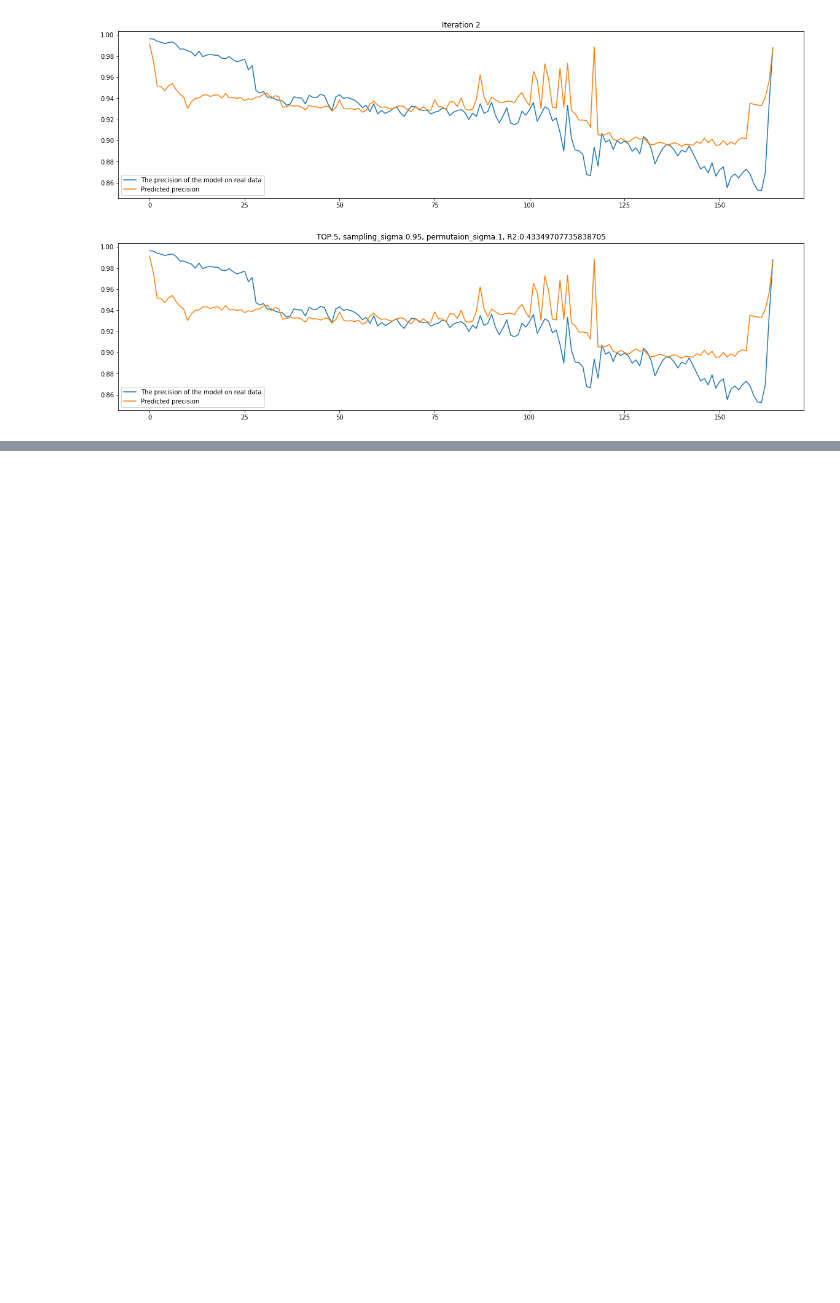
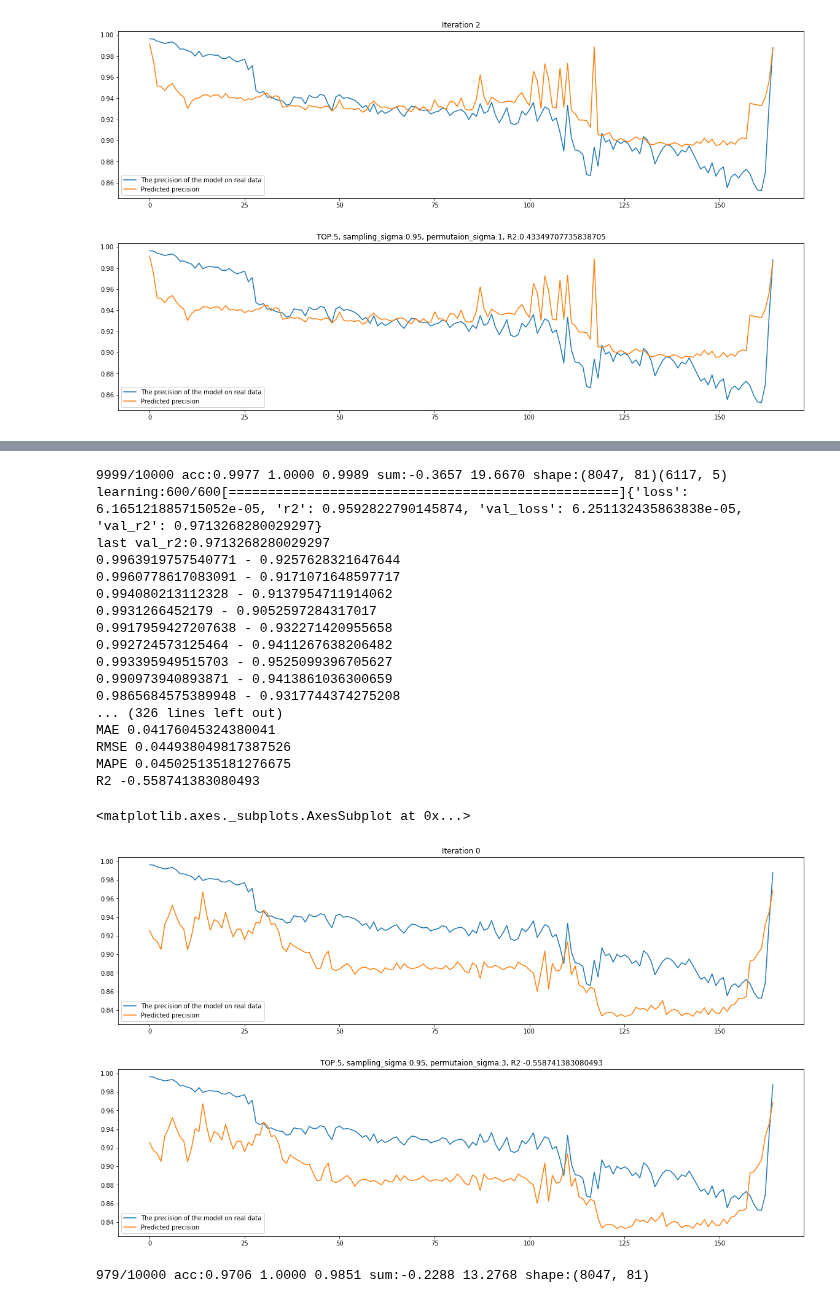
Before and after one commit to dolmani38/drift, a Jupyter notebook: Concept drift에 의한 모델의 성능 추정 방법_0612.ipynb, the cells around one changed output, grey strips where cells are left out. Drawn from its saved outputs; the diff is of its cells as text; code cells hidden in the pictures; blank space fills up the shorter version.

```diff
--- a/Concept drift에 의한 모델의 성능 추정 방법_0612.ipynb
+++ b/Concept drift에 의한 모델의 성능 추정 방법_0612.ipynb
@@ -961,21 +1004,42 @@ df2.plot(title=f'TOP:{TOP}, sampling_sigma:{sampling_sigma}, permutaion_sigma:{p
 # %%
 
 TOP = 5
 sampling_sigma=0.95
 permutaion_sigma=3
 
 itc = getImportanceColumnNameTop(prefix="",top=TOP)
 top_list = getImportanceIndexTop(top=TOP)
 metric_a,metric_b,metric_c,drift_data_ks_stats,drift_data_ks_pvals,drift_data_ks_stats_diff,drift_data_ks_pvals_diff,length = drift_sampling2(ML[2010].predict,sampling_sigma=sampling_sigma,permutaion_sigma=permutaion_sigma,epoch = 10000,toplist=top_list)
 
 trainset = pd.DataFrame(drift_data_ks_stats*drift_data_ks_pvals_diff,columns=COLUMNS)
 dx = trainset[itc]
 print(dx.shape)
 
-models = ensemble_train(ensemble_num=1, epochs=600)
+models = ensemble_train(ensemble_num=1, epochs=1000)
 df2 = predict_precision_for_PPM1(models)
 MAE,RMSE,MAPE,r_2 = result_statistics(df2)
 df2.plot(title=f'TOP:{TOP}, sampling_sigma:{sampling_sigma}, permutaion_sigma:{permutaion_sigma}, R2:{r_2}', figsize=(20,5))
+# %% [output]
+9999/10000 acc:0.9977 1.0000 0.9989 sum:-0.3657 19.6670 shape:(8047, 81)(6117, 5)
+learning:600/600[==================================================]{'loss': 6.165121885715052e-05, 'r2': 0.9592822790145874, 'val_loss': 6.251132435863838e-05, 'val_r2': 0.9713268280029297}
+last val_r2:0.9713268280029297
+0.9963919757540771 - 0.9257628321647644
+0.9960778617083091 - 0.9171071648597717
+0.994080213112328 - 0.9137954711914062
+0.9931266452179 - 0.9052597284317017
+0.9917959427207638 - 0.932271420955658
+0.992724573125464 - 0.9411267638206482
+0.993395949515703 - 0.9525099396705627
+0.990973940893871 - 0.9413861036300659
+0.9865684575389948 - 0.9317744374275208
+... (326 lines left out)
+MAE 0.04176045324380041
+RMSE 0.044938049817387526
+MAPE 0.045025135181276675
+R2 -0.558741383080493
+<matplotlib.axes._subplots.AxesSubplot at 0x...>
+[figure, added]
+[figure, added]
 # %%
 
 TOP = 5
@@ -990,10 +1054,12 @@ trainset = pd.DataFrame(drift_data_ks_stats*drift_data_ks_pvals_diff,columns=COL
 dx = trainset[itc]
 print(dx.shape)
 
-models = ensemble_train(ensemble_num=1, epochs=600)
+models = ensemble_train(ensemble_num=1, epochs=1000)
 df2 = predict_precision_for_PPM1(models)
 MAE,RMSE,MAPE,r_2 = result_statistics(df2)
 df2.plot(title=f'TOP:{TOP}, sampling_sigma:{sampling_sigma}, permutaion_sigma:{permutaion_sigma}, R2:{r_2}', figsize=(20,5))
+# %% [output]
+979/10000 acc:0.9706 1.0000 0.9851 sum:-0.2288 13.2768 shape:(8047, 81)
 # %%
 
 TOP = 5
```
Also changed, not shown: parts of 4 cells of this notebook.
